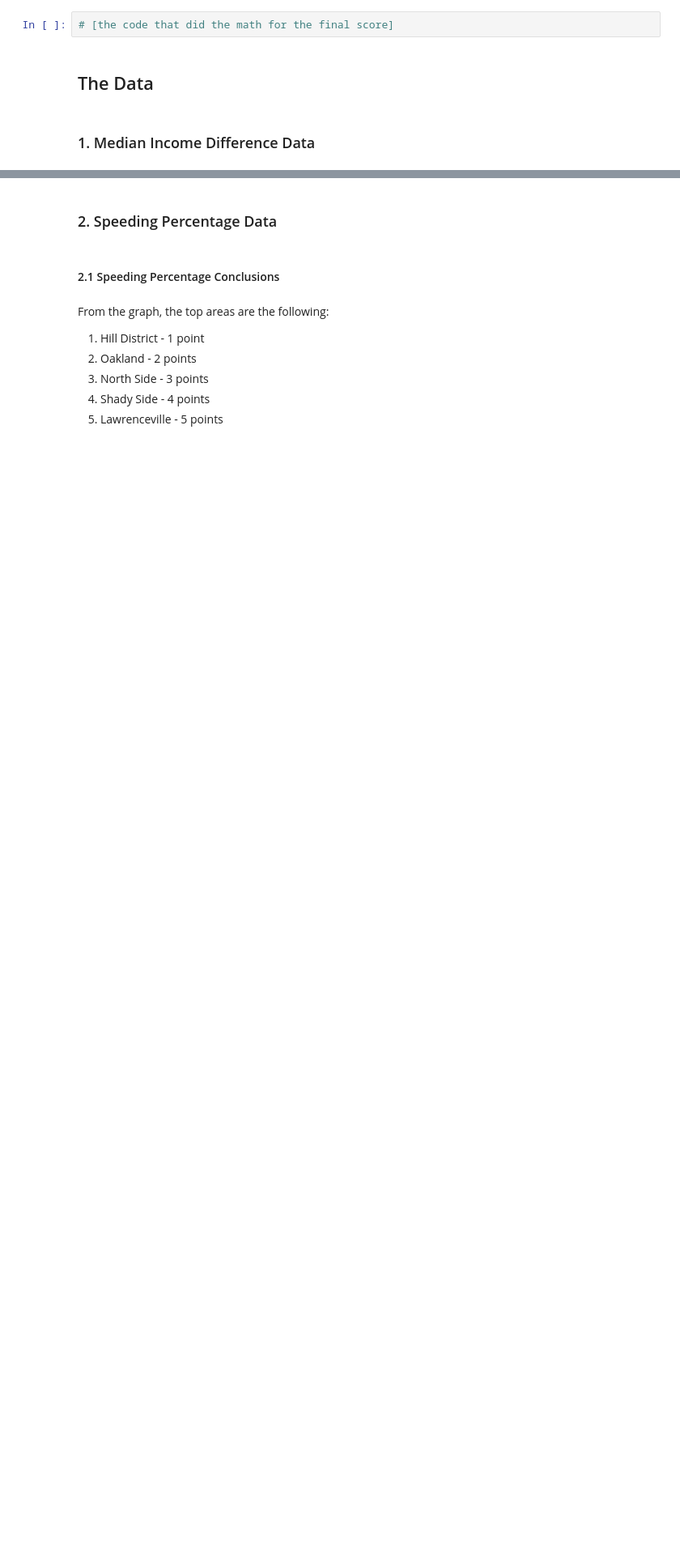
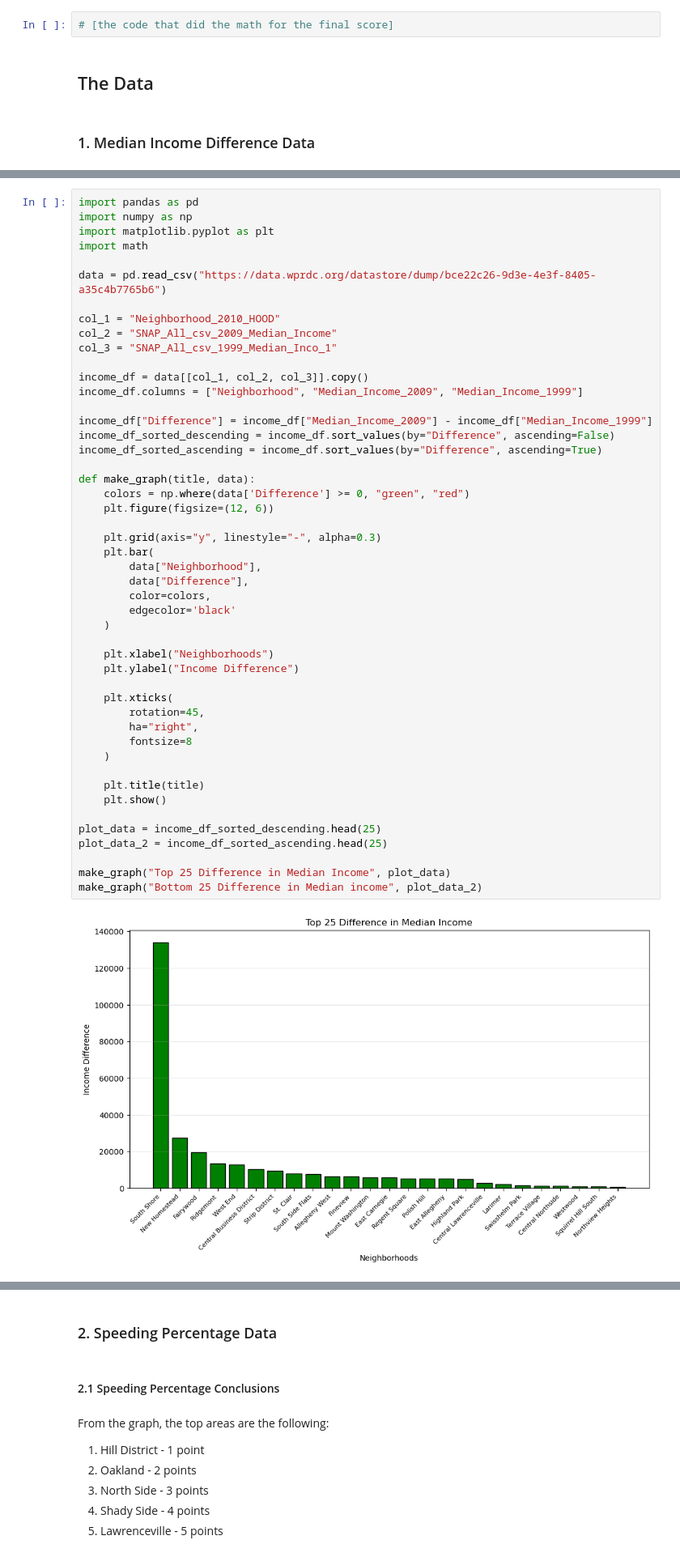
Before and after one commit to Muyun301/Final-project, a Jupyter notebook: final_notebook.ipynb, the cells around one changed output, grey strips where cells are left out. Shown at 81% size. Drawn from its saved outputs; the diff is of its cells as text; blank space fills up the shorter version.

Commit message:
added income difference sub-metric

```diff
--- a/final_notebook.ipynb
+++ b/final_notebook.ipynb
@@ -25,0 +34,50 @@ Traffic is something that is very annoying within any major city. We chose this
+# %%
+import pandas as pd
+import numpy as np
+import matplotlib.pyplot as plt
+import math
+
+data = pd.read_csv("https://data.wprdc.org/datastore/dump/bce22c26-9d3e-4e3f-8405-a35c4b7765b6")
+
+col_1 = "Neighborhood_2010_HOOD"
+col_2 = "SNAP_All_csv_2009_Median_Income"
+col_3 = "SNAP_All_csv_1999_Median_Inco_1"
+
+income_df = data[[col_1, col_2, col_3]].copy()
+income_df.columns = ["Neighborhood", "Median_Income_2009", "Median_Income_1999"]
+
+income_df["Difference"] = income_df["Median_Income_2009"] - income_df["Median_Income_1999"]
+income_df_sorted_descending = income_df.sort_values(by="Difference", ascending=False)
+income_df_sorted_ascending = income_df.sort_values(by="Difference", ascending=True)
+
+def make_graph(title, data):
+    colors = np.where(data['Difference'] >= 0, "green", "red")
+    plt.figure(figsize=(12, 6))
+
+    plt.grid(axis="y", linestyle="-", alpha=0.3)
+    plt.bar(
+        data["Neighborhood"],
+        data["Difference"],
+        color=colors,
+        edgecolor='black'
+    )
+
+    plt.xlabel("Neighborhoods")
+    plt.ylabel("Income Difference")
+
+    plt.xticks(
+        rotation=45,
+        ha="right",
+        fontsize=8
+    )
+
+    plt.title(title)
+    plt.show()
+
+plot_data = income_df_sorted_descending.head(25)
+plot_data_2 = income_df_sorted_ascending.head(25)
+
+make_graph("Top 25 Difference in Median Income", plot_data)
+make_graph("Bottom 25 Difference in Median income", plot_data_2)
+# %% [output]
+[figure, added]
```
Also changed, not shown: parts of 5 cells of this notebook.
